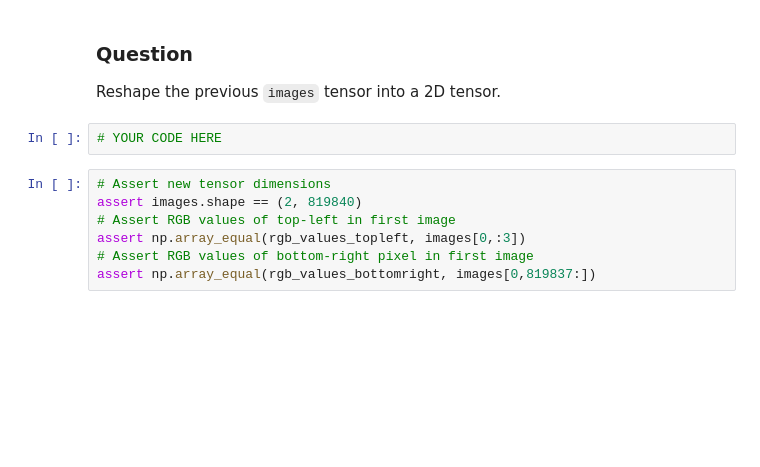
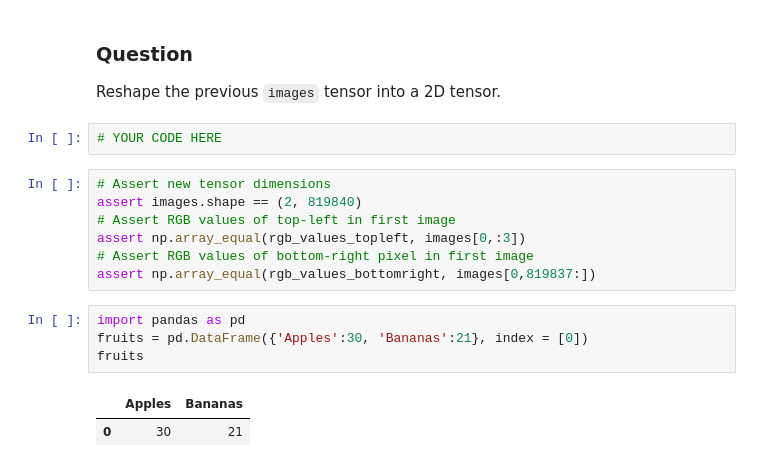
Before and after one commit to Islompulatov/strive_exer_ai_feb22, a Jupyter notebook: Chapter 02/01. Intro to ML/Part 1/exercises/01_Tensor_Management.ipynb, the cells around one changed output. Saved outputs shown, nothing was run; the diff lists cells and outputs as text; blank space fills up the shorter version.

```diff
--- a/Chapter 02/01. Intro to ML/Part 1/exercises/01_Tensor_Management.ipynb
+++ b/Chapter 02/01. Intro to ML/Part 1/exercises/01_Tensor_Management.ipynb
@@ -223,3 +223,10 @@ assert images.shape == (2, 819840)
 assert np.array_equal(rgb_values_topleft, images[0,:3])
 # Assert RGB values of bottom-right pixel in first image
 assert np.array_equal(rgb_values_bottomright, images[0,819837:])
+# %%
+import pandas as pd
+fruits = pd.DataFrame({'Apples':30, 'Bananas':21}, index = [0])
+fruits
+# %% [output]
+|  | Apples | Bananas |
+| 0 | 30 | 21 |
```
Also changed, not shown: 1 other file.
